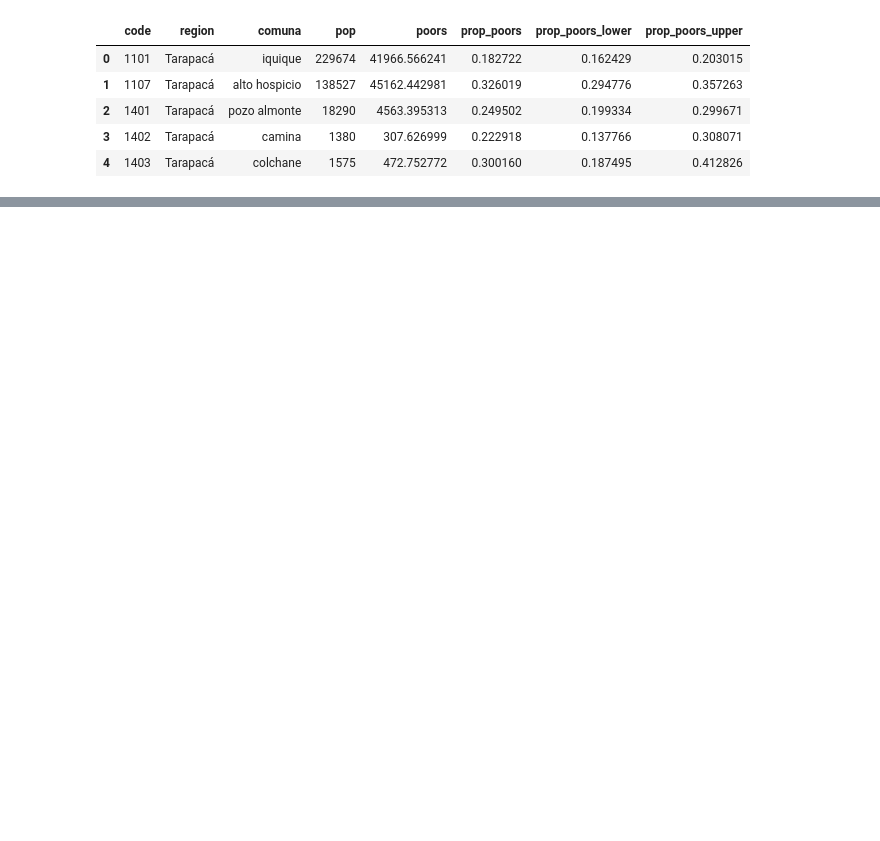
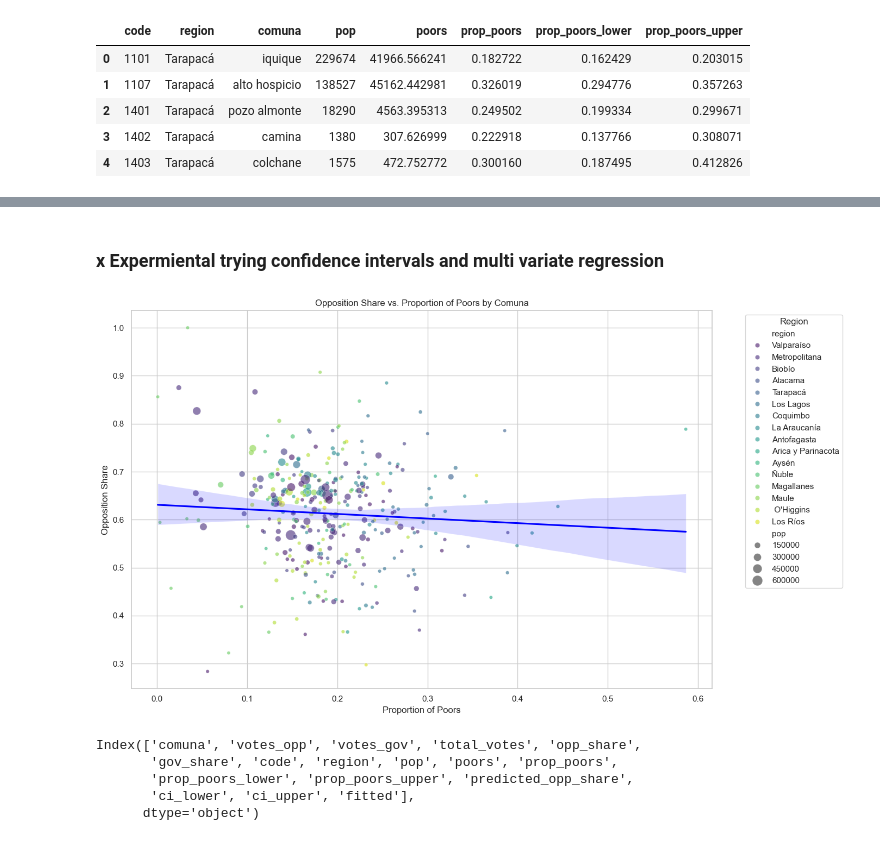
Before and after one commit to juanipiquer/PP434_assignments_2024, a Jupyter notebook: project_assets/project_pipeline.ipynb, the cells around one changed output, grey strips where cells are left out. Saved outputs shown, nothing was run; the diff lists cells and outputs as text; code cells hidden in the pictures; blank space fills up the shorter version.

```diff
--- a/project_assets/project_pipeline.ipynb
+++ b/project_assets/project_pipeline.ipynb
@@ -255,0 +319,53 @@ merged_df.head()
+# %% [markdown]
+### x Expermiental trying confidence intervals and multi variate regression
+# %%
+import seaborn as sns
+
+import matplotlib.pyplot as plt
+
+# Set the aesthetic style of the plots
+sns.set(style="whitegrid")
+
+# Create a scatter plot with a regression line
+plt.figure(figsize=(14, 8))
+scatter_plot = sns.scatterplot(
+    data=merged_df,
+    x='prop_poors',
+    y='opp_share',
+    size='pop',
+    hue='region',
+    palette='viridis',
+    sizes=(20, 200),
+    alpha=0.6,
+    edgecolor='w',
+    legend='brief'
+)
+
+# Add a regression line
+sns.regplot(
+    data=merged_df,
+    x='prop_poors',
+    y='opp_share',
+    scatter=False,
+    color='blue'
+)
+
+# Customize the plot
+plt.title('Opposition Share vs. Proportion of Poors by Comuna')
+plt.xlabel('Proportion of Poors')
+plt.ylabel('Opposition Share')
+plt.legend(title='Region', bbox_to_anchor=(1.05, 1), loc='upper left')
+plt.tight_layout()
+
+# Show the plot
+plt.show()
+# %% [output]
+[figure, added]
+# %%
+merged_df.columns
+# %% [output]
+Index(['comuna', 'votes_opp', 'votes_gov', 'total_votes', 'opp_share',
+       'gov_share', 'code', 'region', 'pop', 'poors', 'prop_poors',
+       'prop_poors_lower', 'prop_poors_upper', 'predicted_opp_share',
+       'ci_lower', 'ci_upper', 'fitted'],
+      dtype='object')
```
Also changed, not shown: parts of 10 cells of this notebook, 9 other files.
